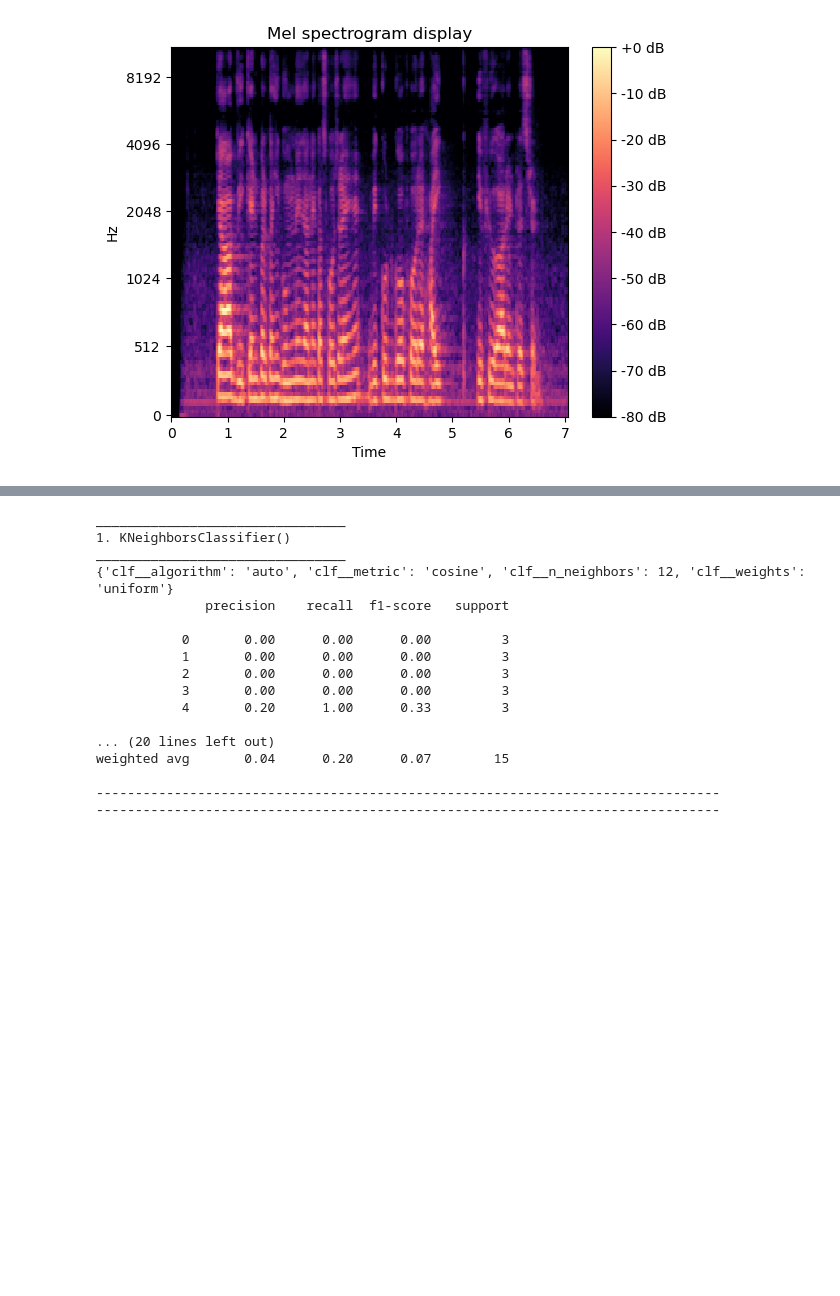
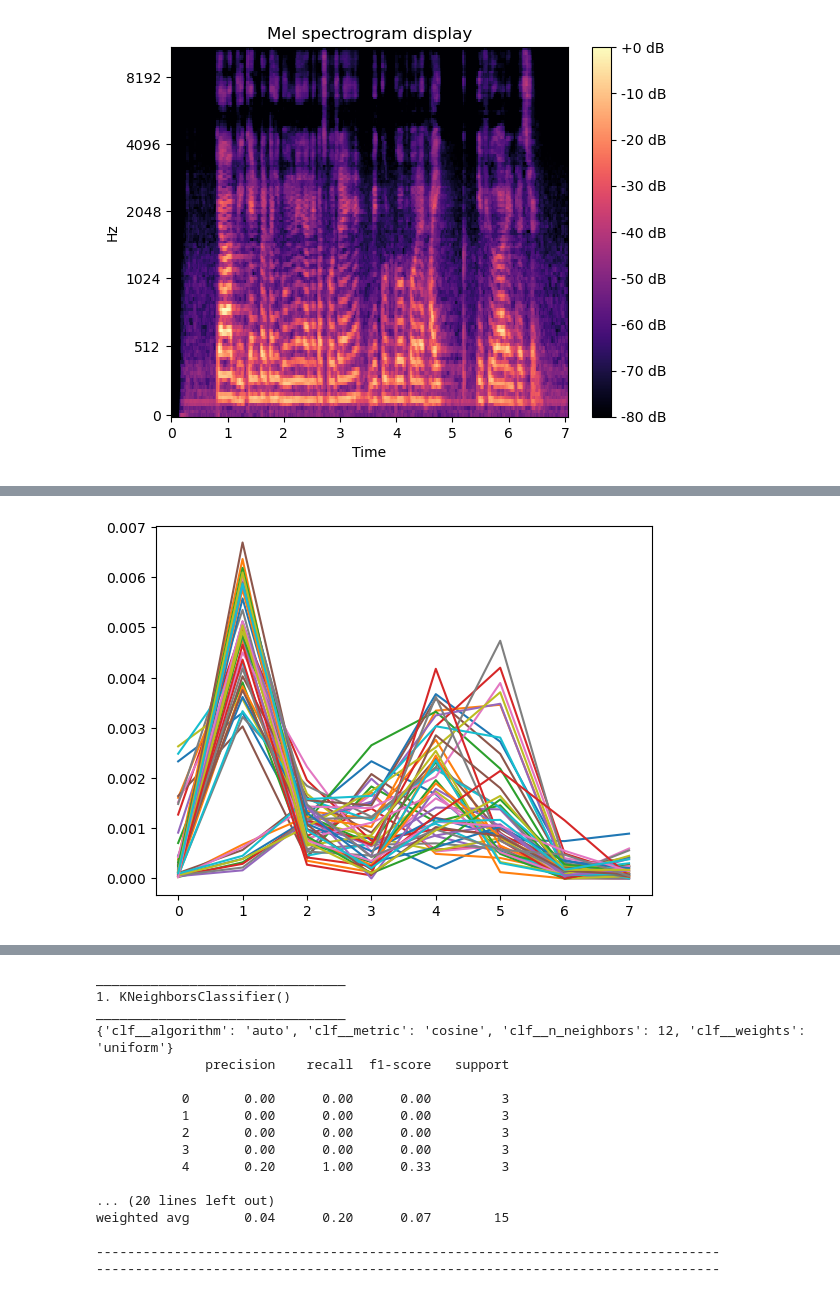
Before and after one commit to KhadgaA/Multilingual-Speaker-Verification, a Jupyter notebook: Trial.ipynb, the cells around one changed output, grey strips where cells are left out. Saved outputs shown, nothing was run; the diff lists cells and outputs as text; code cells hidden in the pictures; blank space fills up the shorter version.

Commit message:
dominatnt freqs feaeture

```diff
--- a/Trial.ipynb
+++ b/Trial.ipynb
@@ -410,0 +463,12 @@ def Classification(X_train, X_test, y_train, y_test,data,name:str,Gridsearch = F
+# %%
+def dominant_freq_density(min_dom_freq,max_dom_freq,signal,sr):
+    dom_f = dominant_frequencies.get_dominant_frequencies(signal,sr,nfft=512,butter_filter=True)
+    dom_f = dom_f[(dom_f>min_dom_freq) & (dom_f<max_dom_freq)]
+    h,e = np.histogram(dom_f,bins = range(min_dom_freq,max_dom_freq,100),density=True)
+    return h
+
+def dominant_freq(x):
+    return dominant_freq_density(100,1000,x['y'],x['sr'])
+# df['col1'] = df.apply(apply_complex_function, axis=1)
+# %%
+df['dom_freq_density'] = df.apply(dominant_freq,axis=1)
@@ -410,0 +484,5 @@ def Classification(X_train, X_test, y_train, y_test,data,name:str,Gridsearch = F
+# %%
+for i in df['dom_freq_density'].values:
+    plt.plot(i)
+# %% [output]
+[figure, added]
```
Also changed, not shown: parts of 16 cells of this notebook.
